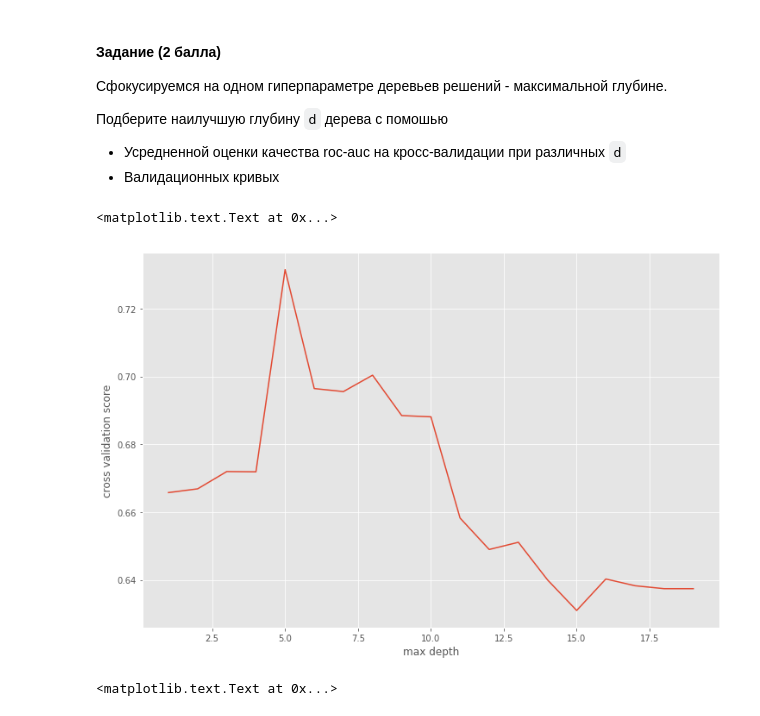
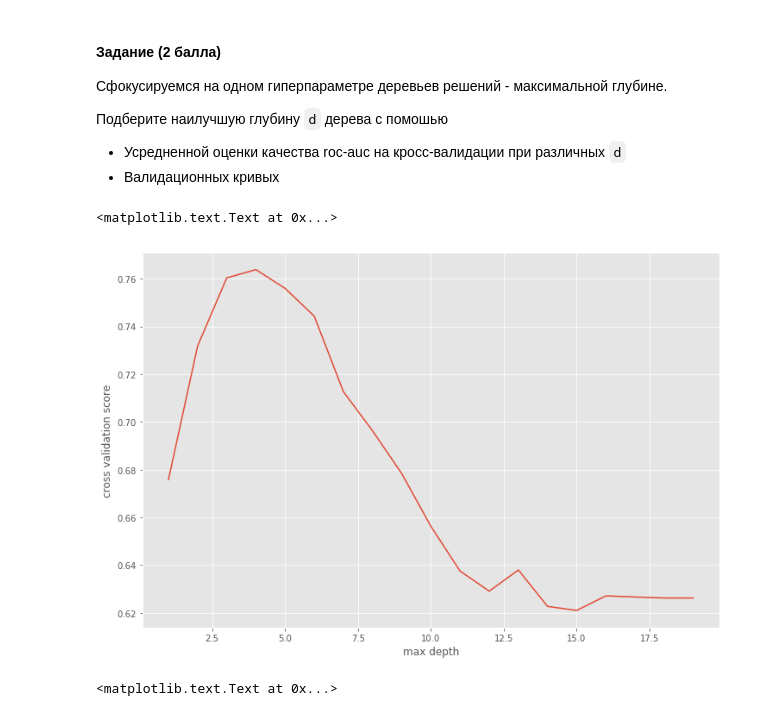
Before and after one commit to is-kozlov/sphere_hw, a Jupyter notebook: Kozlov_hw3.ipynb, the cells around one changed output. Saved outputs shown, nothing was run; the diff lists cells and outputs as text; code cells hidden in the pictures.

```diff
--- a/Kozlov_hw3.ipynb
+++ b/Kozlov_hw3.ipynb
@@ -93,17 +93,17 @@ except ImportError:
 # %%
 val = []
 
 for i in xrange(1,20):
     tree = DecisionTreeClassifier(max_depth=i, random_state=1)
-    scores = cross_val_score(tree, X=df.iloc[:,0:-1], y=df.iloc[:,-1], cv=5, scoring='f1')
+    scores = cross_val_score(tree, X=df.iloc[:,0:-1], y=df.iloc[:,-1], cv=5, scoring='roc_auc')
     val.append(scores.mean())
 
 plt.plot(xrange(1,20), val)
 plt.ylabel('cross validation score')
 plt.xlabel('max depth')
 # %% [output]
 <matplotlib.text.Text at 0x...>
-[figure, old version]
+[figure, new version]
 # %%
 tree = DecisionTreeClassifier()
 train_scores, test_scores = validation_curve(tree, X=df.iloc[:,0:-1],
```
Also changed, not shown: parts of 1 cell of this notebook.
